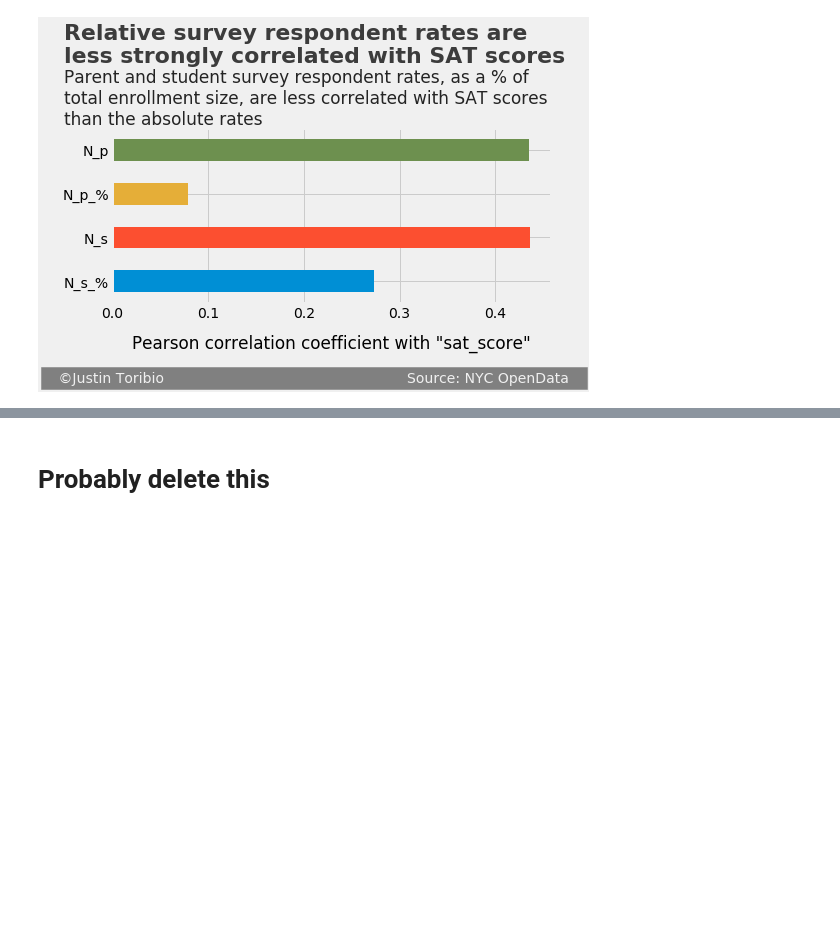
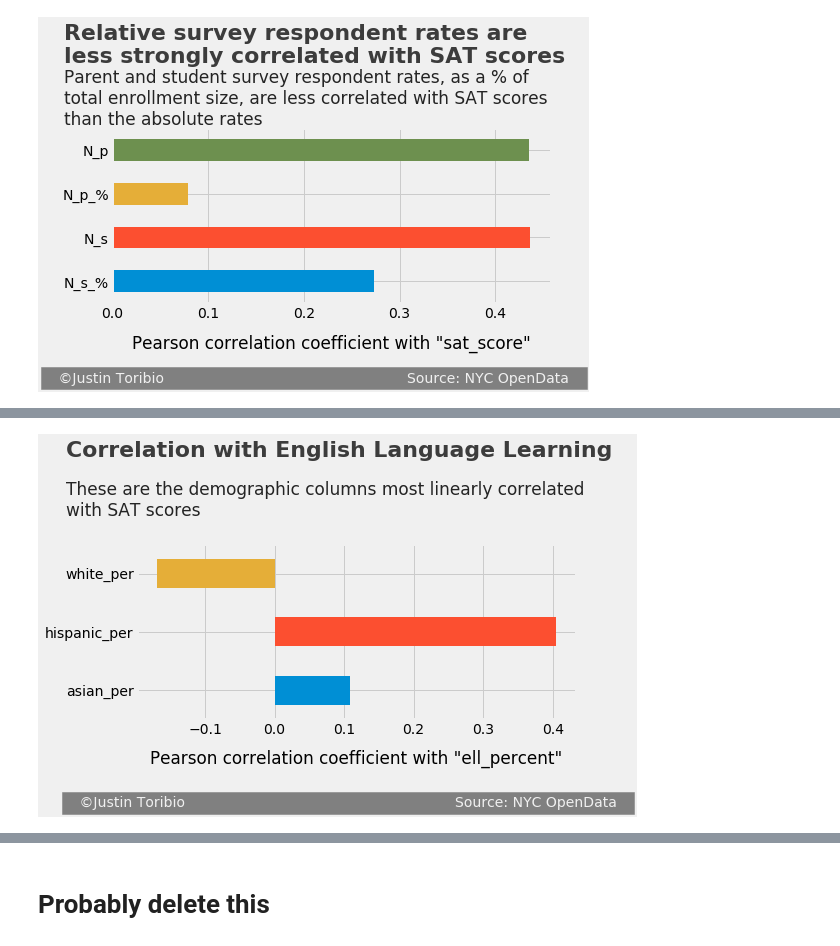
Before and after one commit to JustinToribio/analyzing-the-sat, a Jupyter notebook: notebooks/1.0-jt-analyze-the-sat.ipynb, the cells around one changed output, grey strips where cells are left out. Cells and saved outputs as stored; diff of their text form; code cells hidden in the pictures; blank space fills up the shorter version.

```diff
--- a/notebooks/1.0-jt-analyze-the-sat.ipynb
+++ b/notebooks/1.0-jt-analyze-the-sat.ipynb
@@ -440,0 +527,17 @@ The parent and student survey respondent rates, as a % of the school's total enr
+# %%
+# Assign the column names to be viewed and the text of the bar plot to
+# variables.
+columns = ["asian_per", "hispanic_per", "white_per"]
+title = "Correlation with English Language Learning"
+subtitle = ("These are the demographic columns most linearly correlated\n"
+            "with SAT scores")
+x_axis_label = 'Pearson correlation coefficient with "ell_percent"'
+
+# Create and display the bar plot.
+corr_bar_plot(data, "ell_percent", columns=columns,
+              fig_size=(7, 3), x_axis_label=x_axis_label,
+              title=title, title_y_adj=-1, title_x_adj=-.3,
+              sub=subtitle, sub_y_adj=0, sub_x_adj=-.3,
+              sig_y_adj=2, sig_x_adj=-.3, sig_space_adj=58)
+# %% [output]
+[figure, added]
```
Also changed, not shown: parts of 21 cells of this notebook.
